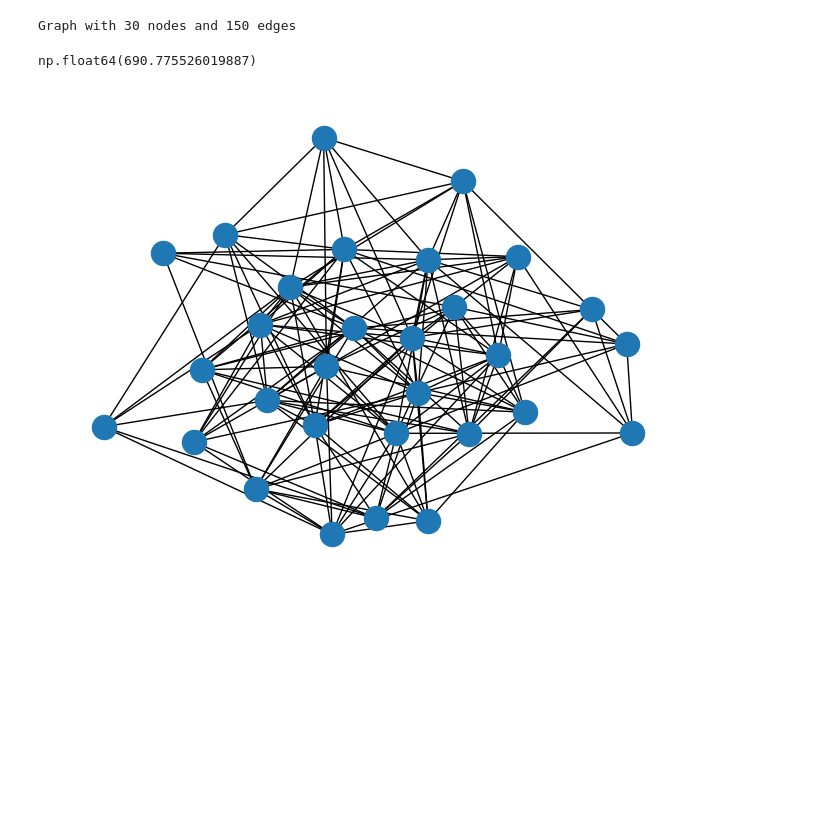
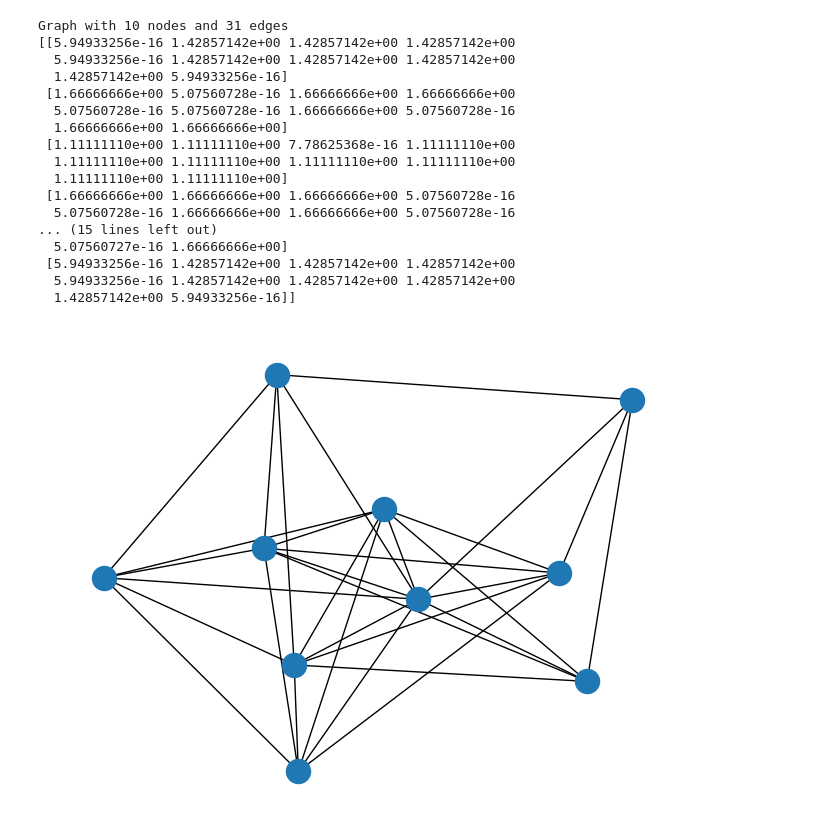
Before and after one commit to Joeri-G/Ant, a Jupyter notebook: experiments/experiment_1.ipynb, the cells around one changed output. Drawn from its saved outputs; the diff is of its cells as text; code cells hidden in the pictures; blank space fills up the shorter version.

```diff
--- a/experiments/experiment_1.ipynb
+++ b/experiments/experiment_1.ipynb
@@ -4,14 +6,31 @@ from ant.market import Market, BaseAgent
 from ant.centralised import P4
 # %%
 # Demo experiment
-market_size = 30
-M1 = Market(market_size, seed=11)
+market_size = 10
+M1: Market = Market(market_size, seed=4)
 
 print(M1.graph)
 nx.draw(M1.graph)
 
-P4(M1)
+allocation_matrix, utility = computed_equilibrium = P4(M1)
+
+print(allocation_matrix)
 # %% [output]
-Graph with 30 nodes and 150 edges
+Graph with 10 nodes and 31 edges
+[[5.94933256e-16 1.42857142e+00 1.42857142e+00 1.42857142e+00
+  5.94933256e-16 1.42857142e+00 1.42857142e+00 1.42857142e+00
+  1.42857142e+00 5.94933256e-16]
+ [1.66666666e+00 5.07560728e-16 1.66666666e+00 1.66666666e+00
+  5.07560728e-16 5.07560728e-16 1.66666666e+00 5.07560728e-16
+  1.66666666e+00 1.66666666e+00]
+ [1.11111110e+00 1.11111110e+00 7.78625368e-16 1.11111110e+00
+  1.11111110e+00 1.11111110e+00 1.11111110e+00 1.11111110e+00
+  1.11111110e+00 1.11111110e+00]
+ [1.66666666e+00 1.66666666e+00 1.66666666e+00 5.07560728e-16
+  5.07560728e-16 1.66666666e+00 1.66666666e+00 5.07560728e-16
+... (15 lines left out)
+  5.07560727e-16 1.66666666e+00]
+ [5.94933256e-16 1.42857142e+00 1.42857142e+00 1.42857142e+00
+  5.94933256e-16 1.42857142e+00 1.42857142e+00 1.42857142e+00
+  1.42857142e+00 5.94933256e-16]]
-np.float64(690.775526019887)
-[figure, old version]
+[figure, new version]
```
Also changed, not shown: parts of 3 cells of this notebook.
